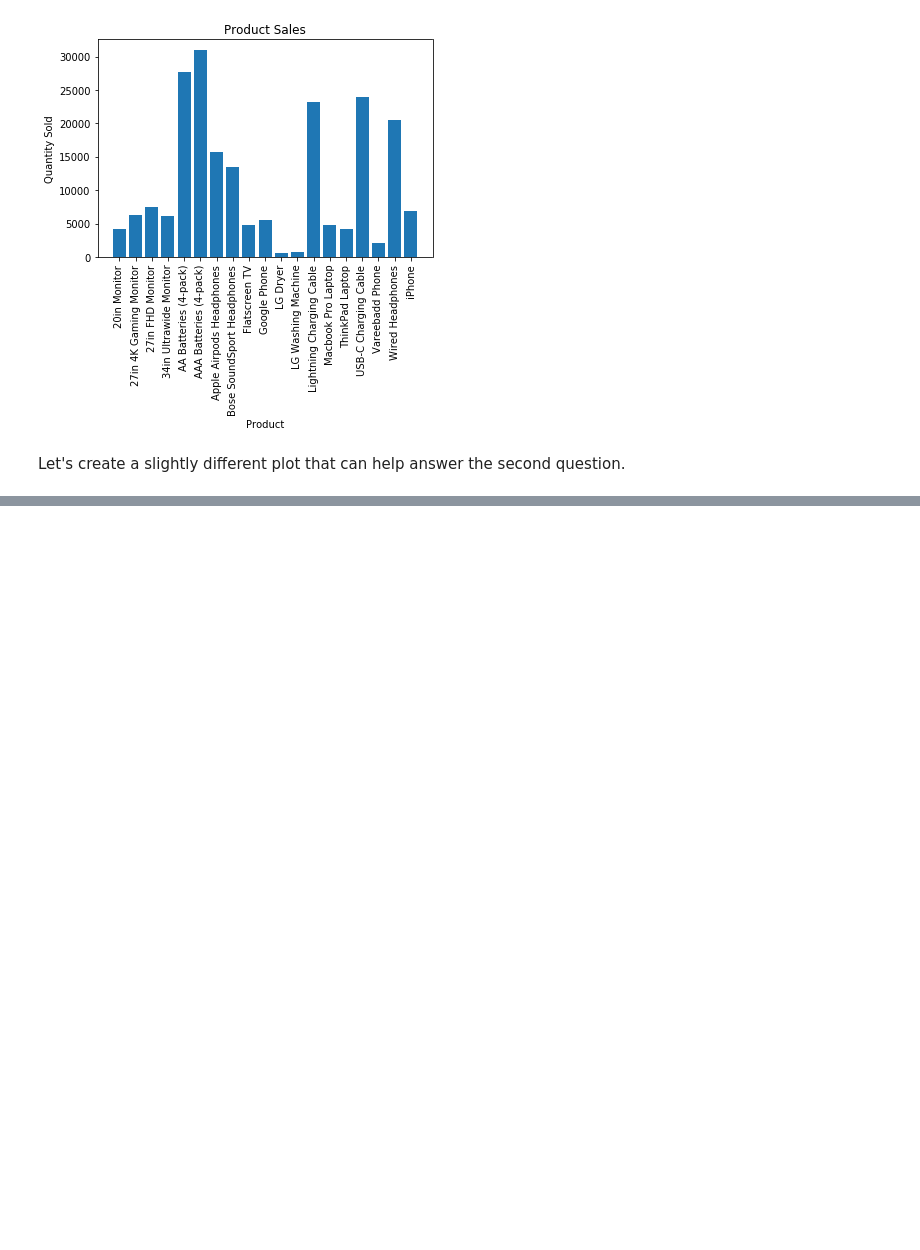
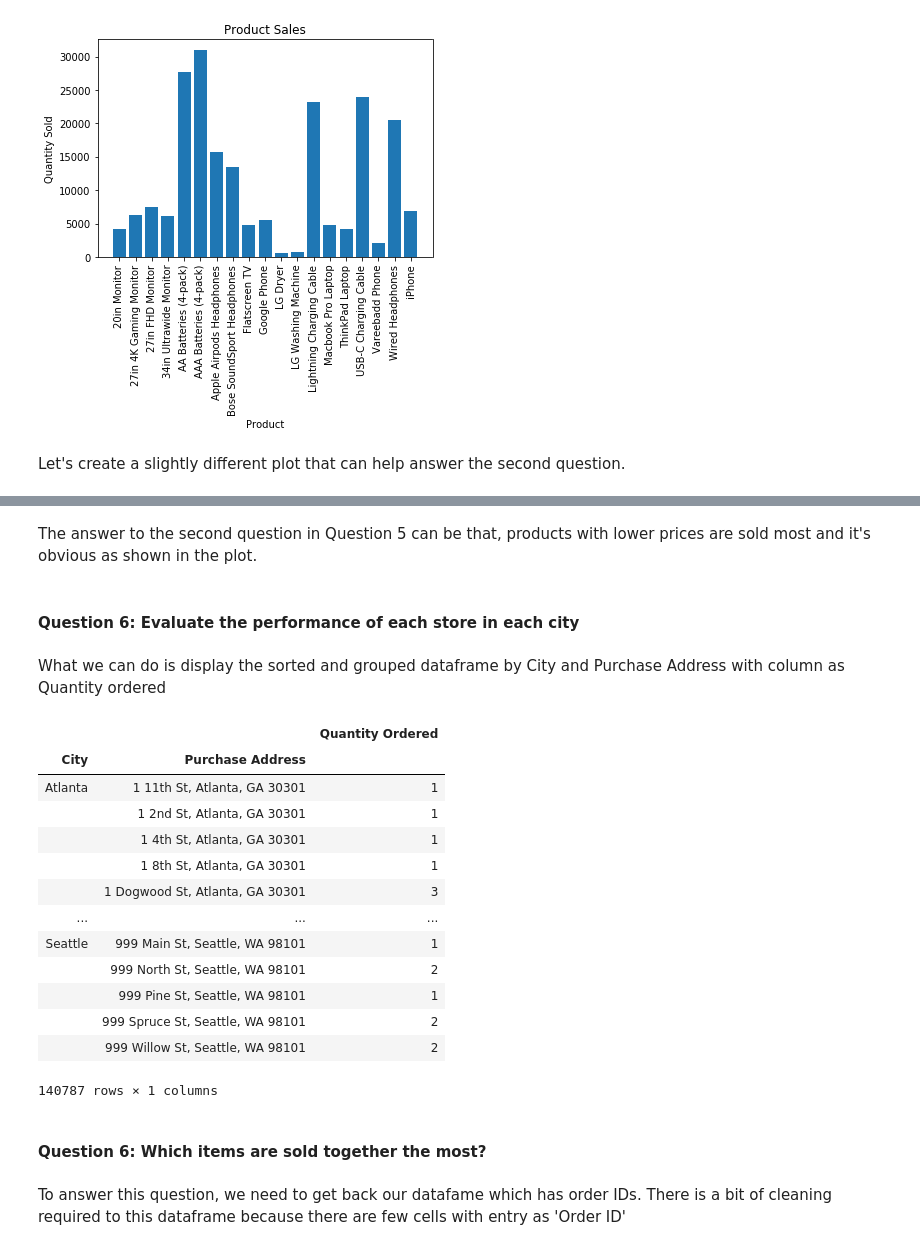
Before and after one commit to mbadamve/pandas-data-analysis, a Jupyter notebook: Pandas-Data-Analysis.ipynb, the cells around one changed output, grey strips where cells are left out. Drawn from its saved outputs; the diff is of its cells as text; code cells hidden in the pictures; blank space fills up the shorter version.

```diff
--- a/Pandas-Data-Analysis.ipynb
+++ b/Pandas-Data-Analysis.ipynb
@@ -576,0 +577,27 @@ plt.show()
+# %% [markdown]
+The answer to the second question in Question 5 can be that, products with lower prices are sold most and it's obvious as shown in the plot.
+# %% [markdown]
+#### Question 6: Evaluate the performance of each store in each city
+# %% [markdown]
+What we can do is display the sorted and grouped dataframe by City and Purchase Address with column as Quantity ordered
+# %%
+all_data_indexed.groupby(['City', 'Purchase Address']).agg(np.sum)[['Quantity Ordered']]
+# %% [output]
+|  |  | Quantity Ordered |
+| City | Purchase Address |  |
+| Atlanta | 1 11th St, Atlanta, GA 30301 | 1 |
+|  | 1 2nd St, Atlanta, GA 30301 | 1 |
+|  | 1 4th St, Atlanta, GA 30301 | 1 |
+|  | 1 8th St, Atlanta, GA 30301 | 1 |
+|  | 1 Dogwood St, Atlanta, GA 30301 | 3 |
+| ... | ... | ... |
+| Seattle | 999 Main St, Seattle, WA 98101 | 1 |
+|  | 999 North St, Seattle, WA 98101 | 2 |
+|  | 999 Pine St, Seattle, WA 98101 | 1 |
+|  | 999 Spruce St, Seattle, WA 98101 | 2 |
+|  | 999 Willow St, Seattle, WA 98101 | 2 |
+140787 rows × 1 columns
+# %% [markdown]
+#### Question 6: Which items are sold together the most?
+# %% [markdown]
+To answer this question, we need to get back our datafame which has order IDs. There is a bit of cleaning required to this dataframe because there are few cells with entry as 'Order ID'
```
Also changed, not shown: parts of 8 cells of this notebook.
